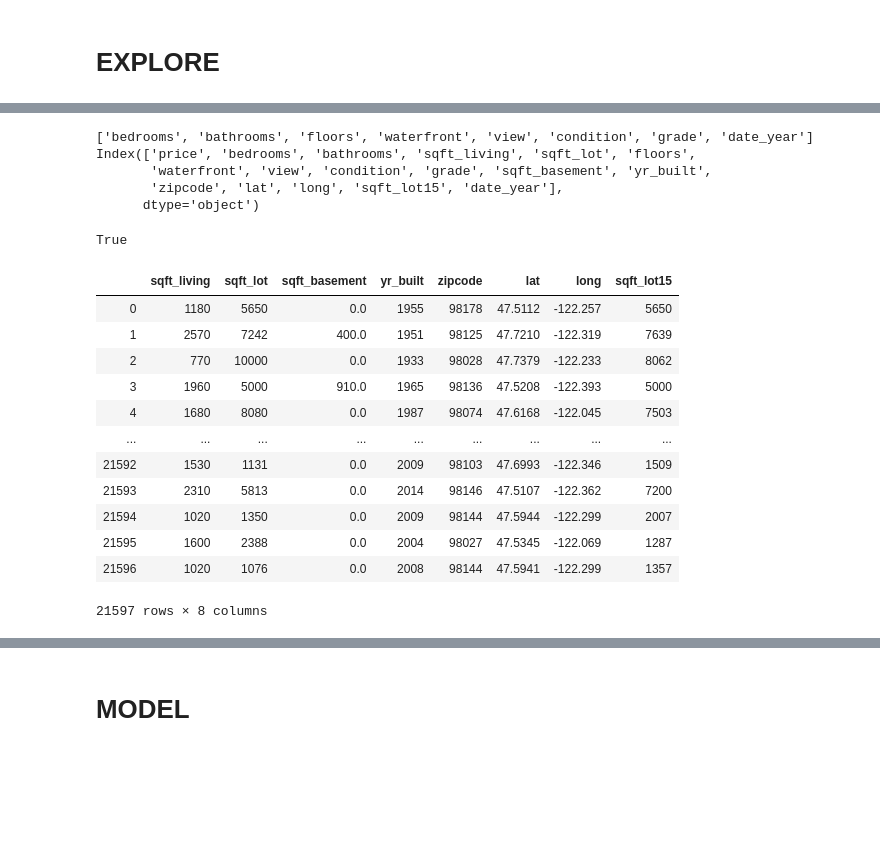
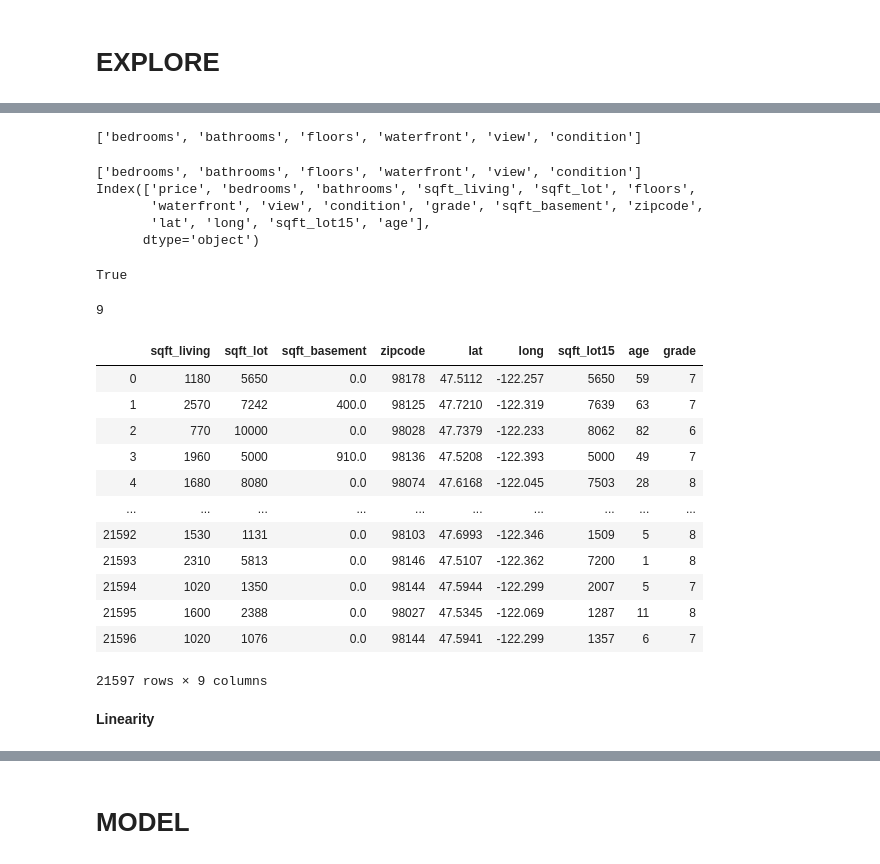
Before and after one commit to NehaP92/dsc-mod-2-project-online-pt-041320, a Jupyter notebook: student_OSEMN.ipynb, the cells around one changed output, grey strips where cells are left out. Drawn from its saved outputs; the diff is of its cells as text; code cells hidden in the pictures; blank space fills up the shorter version.

```diff
--- a/student_OSEMN.ipynb
+++ b/student_OSEMN.ipynb
@@ -374,3 +374,6 @@ df_col_to_remove.append('date')
 df_col_to_remove
 # %% [output]
 ['id', 'yr_renovated', 'date']
+# %%
+df['age']=np.subtract(df['date_year'],df['yr_built'])
+df['age']
@@ -376,0 +397,4 @@ df_col_to_remove
+# %%
+df_col_to_remove.append('date_year')
+df_col_to_remove.append('yr_built')
+df_col_to_remove
@@ -651,12 +679,17 @@ df_categorical
+# %%
+df_categorical = ['bedrooms', 'bathrooms', 'floors', 'waterfront', 'view', 'condition']
+df_categorical
+# %% [output]
+['bedrooms', 'bathrooms', 'floors', 'waterfront', 'view', 'condition']
 # %%
-print(categorical)
+print(df_categorical)
 print(df1.columns)
 # %% [output]
-['bedrooms', 'bathrooms', 'floors', 'waterfront', 'view', 'condition', 'grade', 'date_year']
+['bedrooms', 'bathrooms', 'floors', 'waterfront', 'view', 'condition']
 Index(['price', 'bedrooms', 'bathrooms', 'sqft_living', 'sqft_lot', 'floors',
-       'waterfront', 'view', 'condition', 'grade', 'sqft_basement', 'yr_built',
-       'zipcode', 'lat', 'long', 'sqft_lot15', 'date_year'],
+       'waterfront', 'view', 'condition', 'grade', 'sqft_basement', 'zipcode',
+       'lat', 'long', 'sqft_lot15', 'age'],
       dtype='object')
 # %%
-num_columns = ['sqft_living', 'sqft_lot','sqft_basement', 'yr_built','zipcode', 'lat', 'long', 'sqft_lot15']
+num_columns = ['sqft_living', 'sqft_lot','sqft_basement','zipcode', 'lat', 'long', 'sqft_lot15', 'age','grade']
 # %%
@@ -664,19 +697,25 @@ len(num_columns)+len(categorical)==len(df1.columns)-1
 # %% [output]
 True
+# %%
+len(num_columns)
+# %% [output]
+9
 # %%
-df_num = df1[num_columns]
+df_num = df1[num_columns].copy()
 df_num
 # %% [output]
-|  | sqft_living | sqft_lot | sqft_basement | yr_built | zipcode | lat | long | sqft_lot15 |
-| 0 | 1180 | 5650 | 0.0 | 1955 | 98178 | 47.5112 | -122.257 | 5650 |
-| 1 | 2570 | 7242 | 400.0 | 1951 | 98125 | 47.7210 | -122.319 | 7639 |
-| 2 | 770 | 10000 | 0.0 | 1933 | 98028 | 47.7379 | -122.233 | 8062 |
-| 3 | 1960 | 5000 | 910.0 | 1965 | 98136 | 47.5208 | -122.393 | 5000 |
-| 4 | 1680 | 8080 | 0.0 | 1987 | 98074 | 47.6168 | -122.045 | 7503 |
-| ... | ... | ... | ... | ... | ... | ... | ... | ... |
-| 21592 | 1530 | 1131 | 0.0 | 2009 | 98103 | 47.6993 | -122.346 | 1509 |
-| 21593 | 2310 | 5813 | 0.0 | 2014 | 98146 | 47.5107 | -122.362 | 7200 |
-| 21594 | 1020 | 1350 | 0.0 | 2009 | 98144 | 47.5944 | -122.299 | 2007 |
-| 21595 | 1600 | 2388 | 0.0 | 2004 | 98027 | 47.5345 | -122.069 | 1287 |
-| 21596 | 1020 | 1076 | 0.0 | 2008 | 98144 | 47.5941 | -122.299 | 1357 |
+|  | sqft_living | sqft_lot | sqft_basement | zipcode | lat | long | sqft_lot15 | age | grade |
+| 0 | 1180 | 5650 | 0.0 | 98178 | 47.5112 | -122.257 | 5650 | 59 | 7 |
+| 1 | 2570 | 7242 | 400.0 | 98125 | 47.7210 | -122.319 | 7639 | 63 | 7 |
+| 2 | 770 | 10000 | 0.0 | 98028 | 47.7379 | -122.233 | 8062 | 82 | 6 |
+| 3 | 1960 | 5000 | 910.0 | 98136 | 47.5208 | -122.393 | 5000 | 49 | 7 |
+| 4 | 1680 | 8080 | 0.0 | 98074 | 47.6168 | -122.045 | 7503 | 28 | 8 |
+| ... | ... | ... | ... | ... | ... | ... | ... | ... | ... |
+| 21592 | 1530 | 1131 | 0.0 | 98103 | 47.6993 | -122.346 | 1509 | 5 | 8 |
+| 21593 | 2310 | 5813 | 0.0 | 98146 | 47.5107 | -122.362 | 7200 | 1 | 8 |
+| 21594 | 1020 | 1350 | 0.0 | 98144 | 47.5944 | -122.299 | 2007 | 5 | 7 |
+| 21595 | 1600 | 2388 | 0.0 | 98027 | 47.5345 | -122.069 | 1287 | 11 | 8 |
+| 21596 | 1020 | 1076 | 0.0 | 98144 | 47.5941 | -122.299 | 1357 | 6 | 7 |
-21597 rows × 8 columns
+21597 rows × 9 columns
+# %% [markdown]
+**Linearity**
```
Also changed, not shown: parts of 100 cells of this notebook.
